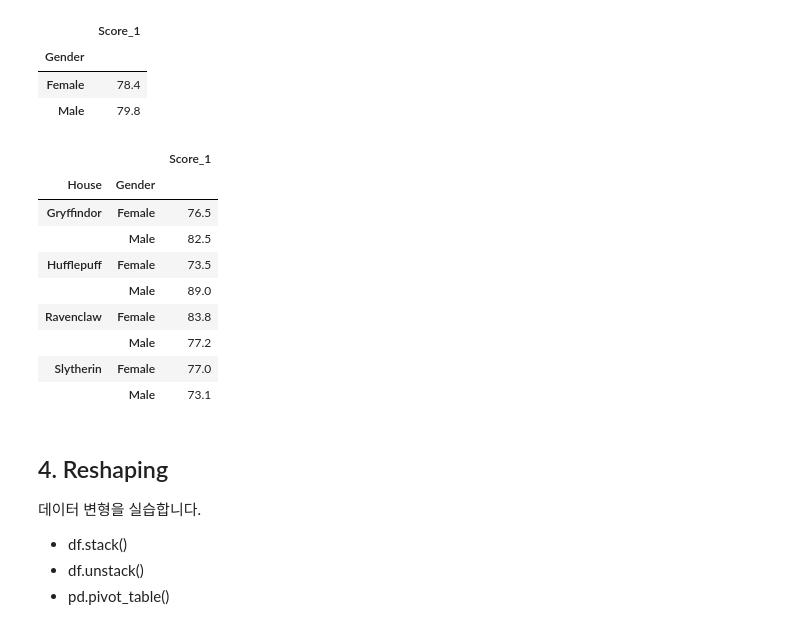
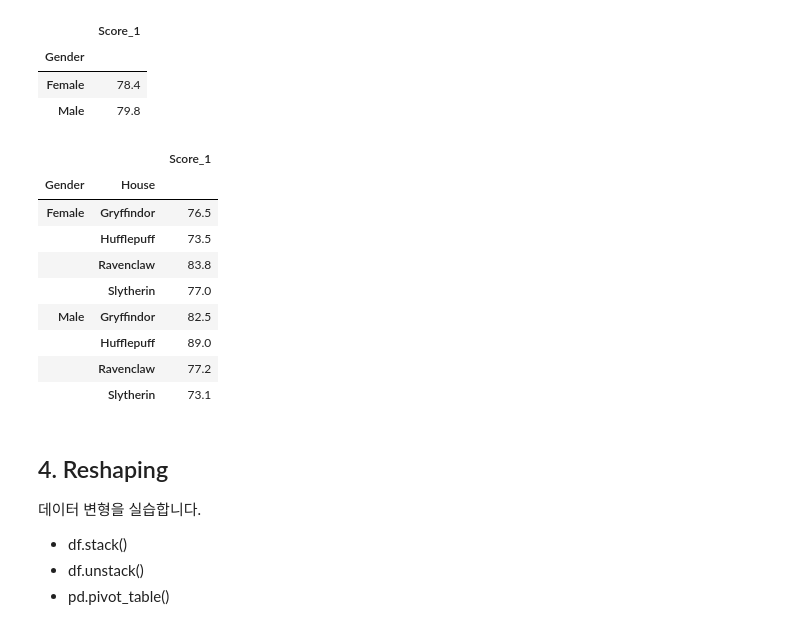
Before and after one commit to euneun316/Python-for-Pandas, a Jupyter notebook: quiz/harry_poter_pandas.ipynb, the cells around one changed output. Drawn from its saved outputs; the diff is of its cells as text; code cells hidden in the pictures.

```diff
--- a/quiz/harry_poter_pandas.ipynb
+++ b/quiz/harry_poter_pandas.ipynb
@@ -200,17 +202,18 @@ hogwart.head()
 | Male | 79.8 |
 # %%
 # Q6. 호그와트의 기숙사의 남녀별 성적 평균을 집계하세요.
+hogwart.groupby(["Gender","House"]).mean().round(1)
 # %% [output]
 |  |  | Score_1 |
-| House | Gender |  |
-| Gryffindor | Female | 76.5 |
-|  | Male | 82.5 |
-| Hufflepuff | Female | 73.5 |
-|  | Male | 89.0 |
-| Ravenclaw | Female | 83.8 |
-|  | Male | 77.2 |
-| Slytherin | Female | 77.0 |
-|  | Male | 73.1 |
+| Gender | House |  |
+| Female | Gryffindor | 76.5 |
+|  | Hufflepuff | 73.5 |
+|  | Ravenclaw | 83.8 |
+|  | Slytherin | 77.0 |
+| Male | Gryffindor | 82.5 |
+|  | Hufflepuff | 89.0 |
+|  | Ravenclaw | 77.2 |
+|  | Slytherin | 73.1 |
 # %% [markdown]
 ## 4. Reshaping
 데이터 변형을 실습합니다.
```
Also changed, not shown: parts of 3 cells of this notebook.
